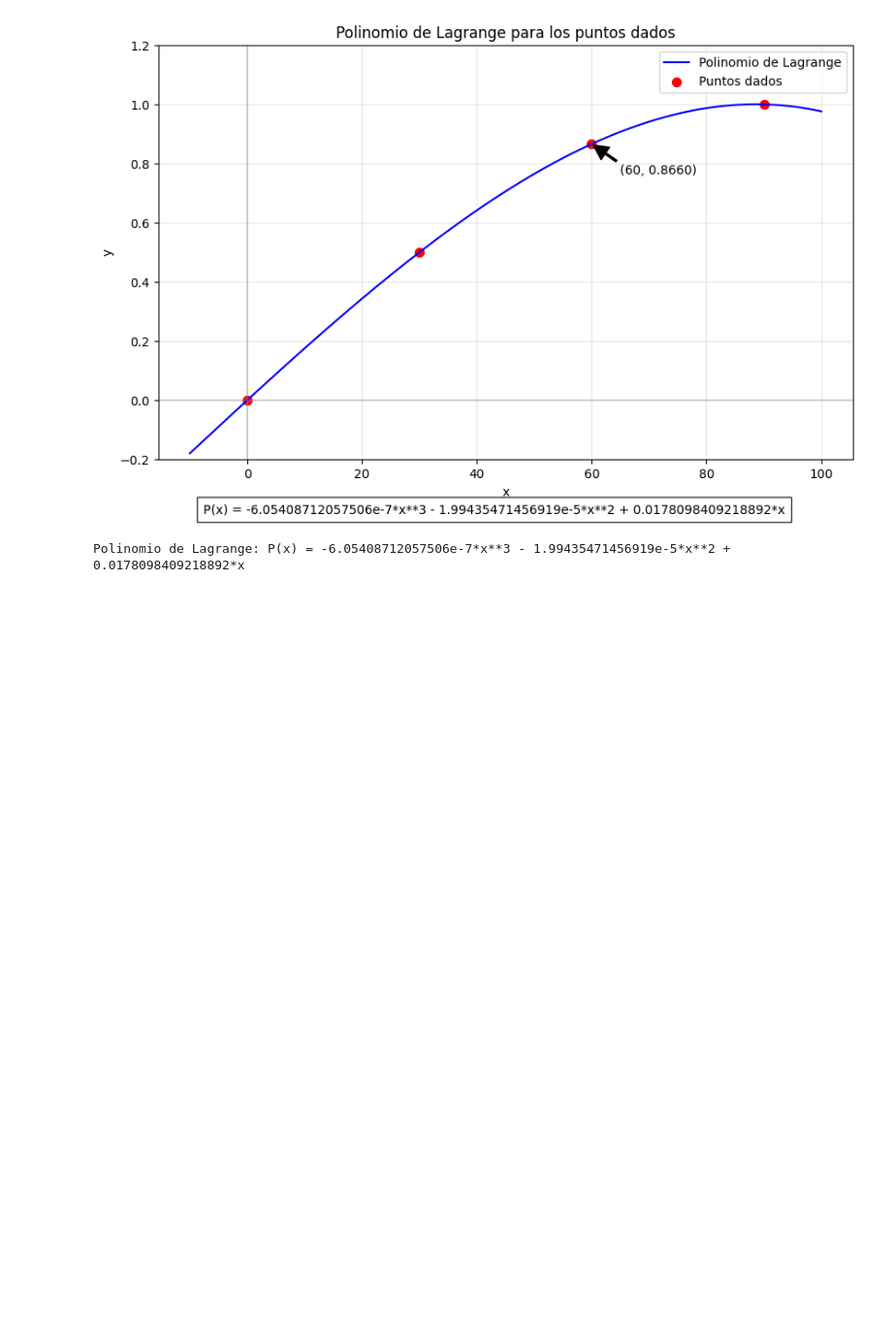
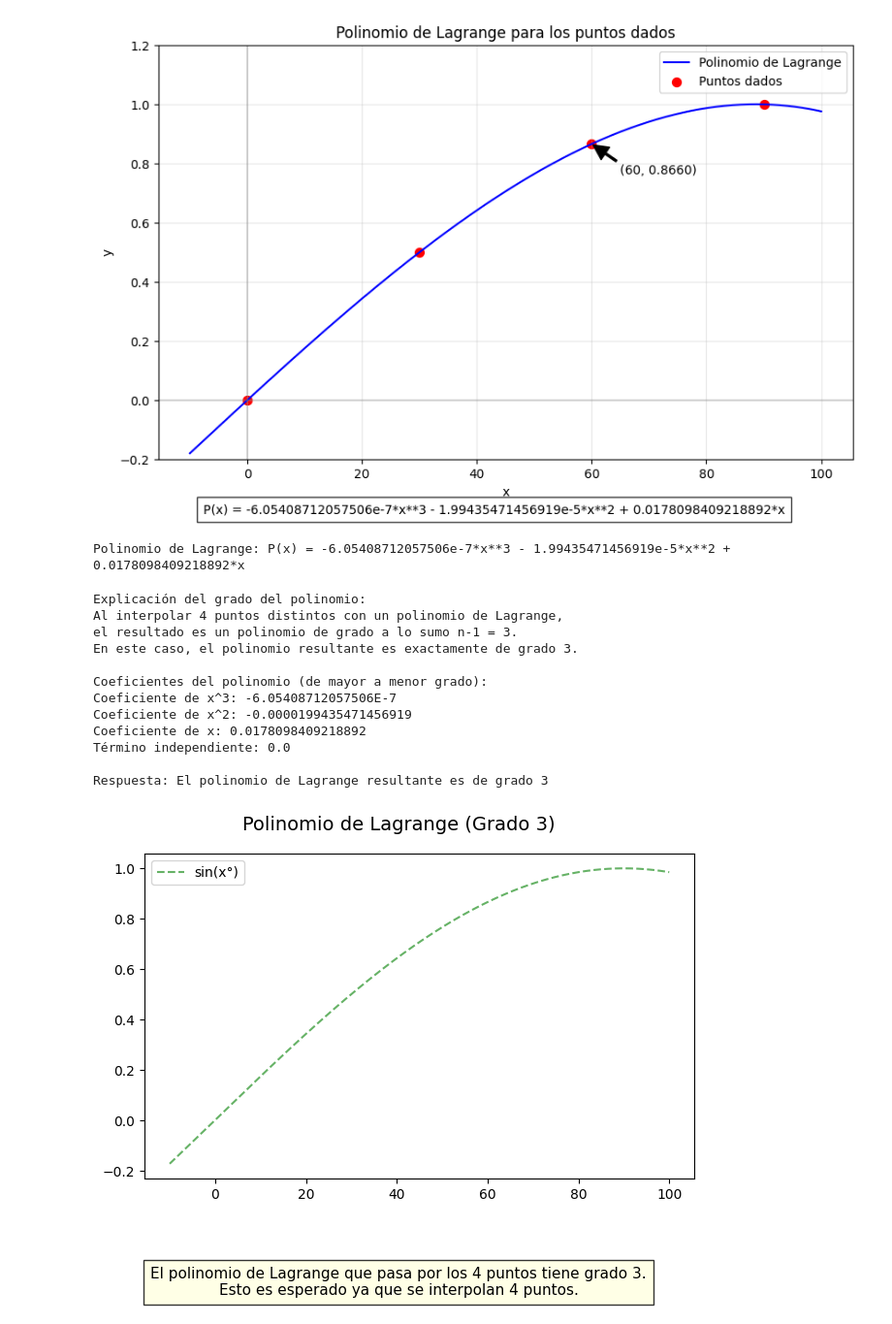
Before and after one commit to Francis1918/MNT1U3-, a Jupyter notebook: Ejercicio4.ipynb, the cells around one changed output. Shown at 97% size. Saved outputs shown, nothing was run; the diff lists cells and outputs as text; code cells hidden in the pictures; blank space fills up the shorter version.

Commit message:
Ejercicio4

```diff
--- a/Ejercicio4.ipynb
+++ b/Ejercicio4.ipynb
@@ -91,3 +92,77 @@ print(f"Polinomio de Lagrange: P(x) = {expr_str}")
 # %% [output]
 [figure]
 Polinomio de Lagrange: P(x) = -6.05408712057506e-7*x**3 - 1.99435471456919e-5*x**2 + 0.0178098409218892*x
+# %%
+# Continuación del código del Ejercicio 4
+
+# Determinar el grado del polinomio
+def get_polynomial_degree(expr):
+    """Obtiene el grado del polinomio a partir de la expresión simbólica"""
+    polynomial = sp.Poly(expr, sp.Symbol('x'))
+    return polynomial.degree()
+
+# Obtener el grado del polinomio
+polynomial_degree = get_polynomial_degree(expr)
+
+# Actualizar el título de la gráfica para incluir el grado
+plt.suptitle(f'Polinomio de Lagrange (Grado {polynomial_degree})', fontsize=14)
+
+# Añadir texto explicativo sobre el grado del polinomio
+explanation = (f"El polinomio de Lagrange que pasa por los {len(x_points)} puntos "
+               f"tiene grado {polynomial_degree}.\n"
+               f"Esto es esperado ya que se interpolan {len(x_points)} puntos.")
+
+plt.figtext(0.5, -0.05, explanation, horizontalalignment='center',
+            fontsize=11, bbox={'facecolor': 'lightyellow', 'alpha': 0.8, 'pad': 5})
+
+# También podemos añadir una explicación matemática más detallada
+print("\nExplicación del grado del polinomio:")
+print(f"Al interpolar {len(x_points)} puntos distintos con un polinomio de Lagrange,")
+print(f"el resultado es un polinomio de grado a lo sumo n-1 = {len(x_points)-1}.")
+print(f"En este caso, el polinomio resultante es exactamente de grado {polynomial_degree}.")
+
+# Podemos mostrar los coeficientes del polinomio ordenados
+poly = sp.Poly(expr, sp.Symbol('x'))
+coeffs = poly.all_coeffs()
+
+print("\nCoeficientes del polinomio (de mayor a menor grado):")
+for i, coeff in enumerate(coeffs):
+    degree = polynomial_degree - i
+    if degree > 1:
+        print(f"Coeficiente de x^{degree}: {coeff}")
+    elif degree == 1:
+        print(f"Coeficiente de x: {coeff}")
+    else:
+        print(f"Término independiente: {coeff}")
+
+# Respuesta a la pregunta planteada
+print("\nRespuesta: El polinomio de Lagrange resultante es de grado", polynomial_degree)
+
+# Para visualizar mejor la interpolación, podemos añadir una función que represente
+# el seno en grados, ya que los puntos parecen seguir esta función
+def sin_degrees(x):
+    return np.sin(np.radians(x))
+
+# Añadir esta función a la gráfica para comparar
+sin_values = [sin_degrees(x) for x in x_range]
+plt.plot(x_range, sin_values, 'g--', alpha=0.6, label='sin(x°)')
+plt.legend()
+
+# Actualizar la figura con las nuevas adiciones
+plt.tight_layout()
+plt.subplots_adjust(bottom=0.2)  # Ajustar espacio para el texto adicional
+plt.show()
+# %% [output]
+Explicación del grado del polinomio:
+Al interpolar 4 puntos distintos con un polinomio de Lagrange,
+el resultado es un polinomio de grado a lo sumo n-1 = 3.
+En este caso, el polinomio resultante es exactamente de grado 3.
+
+Coeficientes del polinomio (de mayor a menor grado):
+Coeficiente de x^3: -6.05408712057506E-7
+Coeficiente de x^2: -0.0000199435471456919
+Coeficiente de x: 0.0178098409218892
+Término independiente: 0.0
+
+Respuesta: El polinomio de Lagrange resultante es de grado 3
+[figure, added]
```
Also changed, not shown: parts of 2 cells of this notebook.
